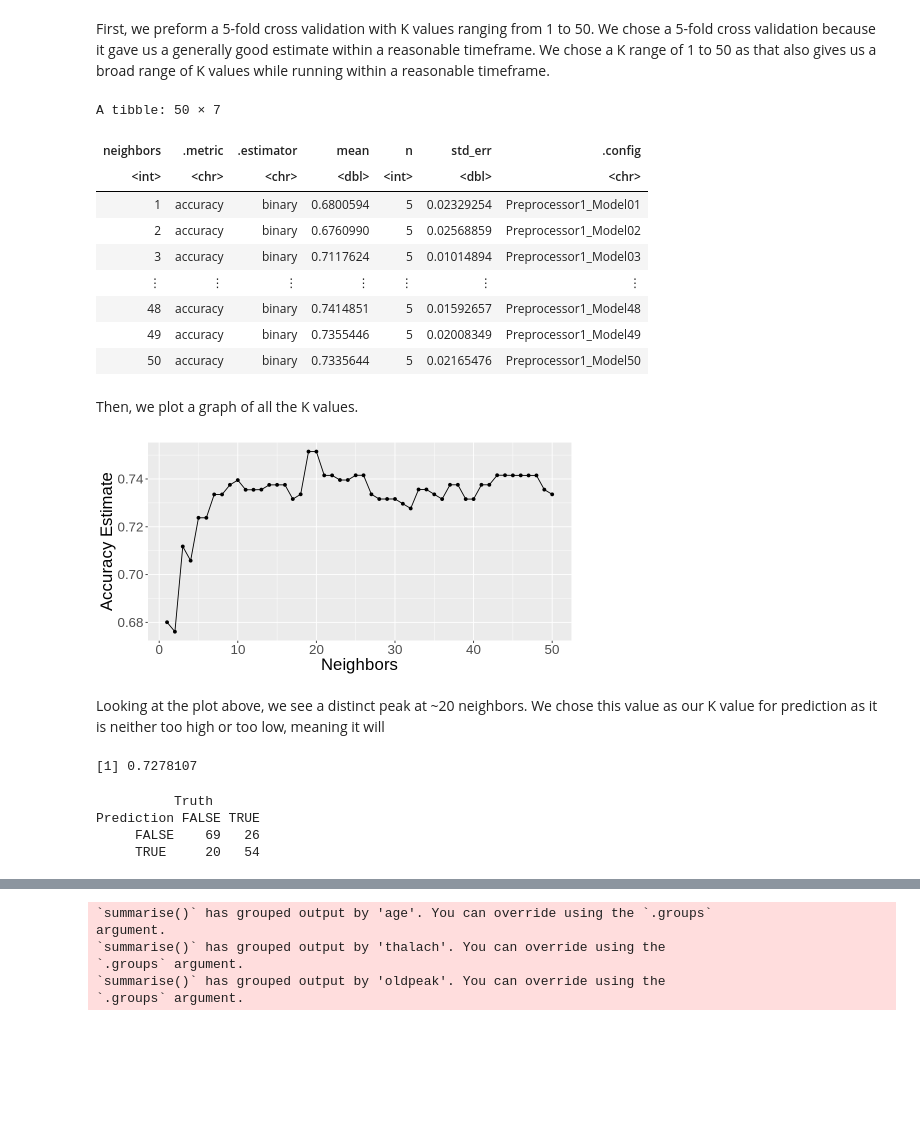
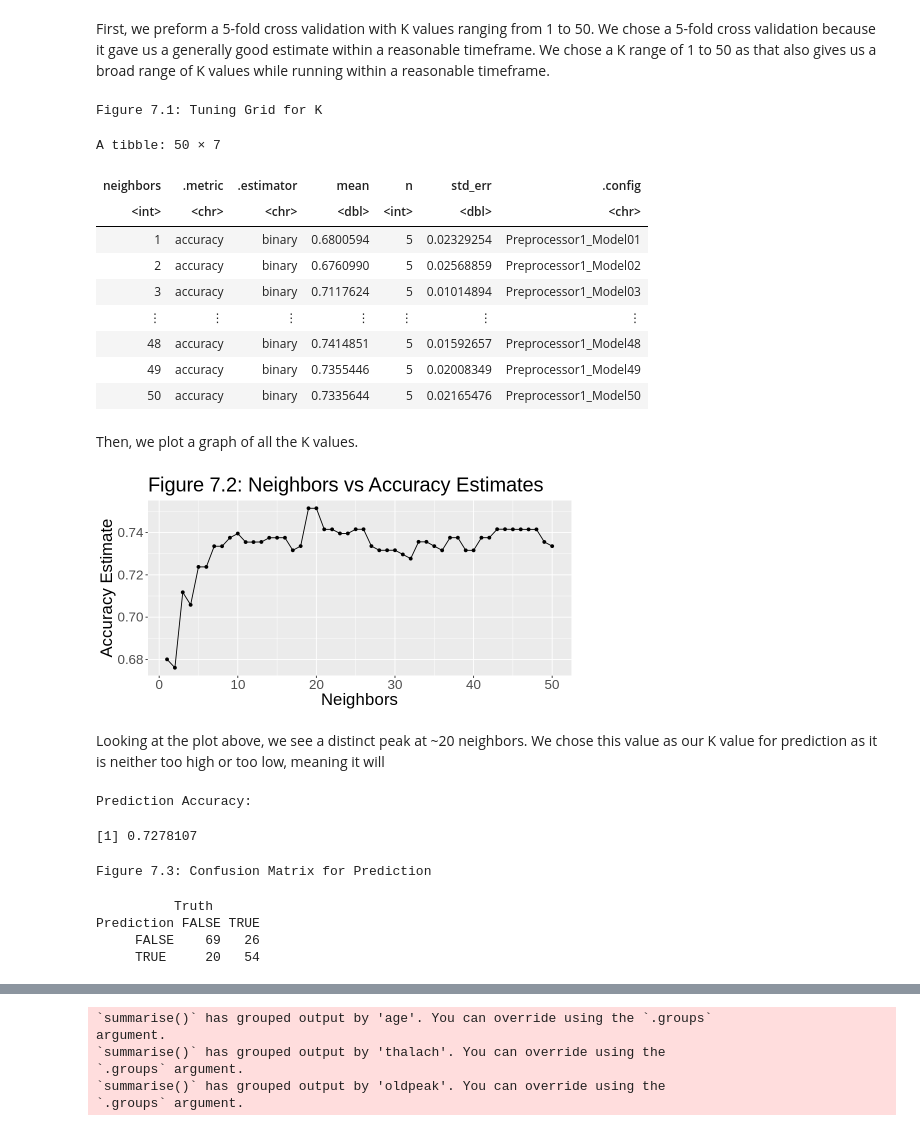
Before and after one commit to EdwardJXLi/DSCI-100-group-project, a Jupyter notebook: HeartDiseasePrediction.ipynb, the cells around one changed output, grey strips where cells are left out. Drawn from its saved outputs; the diff is of its cells as text; code cells hidden in the pictures; blank space fills up the shorter version.

Commit message:
Added Figure Numbers

```diff
--- a/HeartDiseasePrediction.ipynb
+++ b/HeartDiseasePrediction.ipynb
@@ -372,9 +405,11 @@ knn_results <- workflow() |>
     collect_metrics() |>
     filter(.metric == "accuracy")
 
+cat("\n\nFigure 7.1: Tuning Grid for K")
 knn_results
 # %% [output]
-A tibble: 50 × 7
+Figure 7.1: Tuning Grid for K
+A tibble: 50 × 7
 | neighbors | .metric | .estimator | mean | n | std_err | .config |
 | <int> | <chr> | <chr> | <dbl> | <int> | <dbl> | <chr> |
 | 1 | accuracy | binary | 0.6800594 | 5 | 0.02329254 | Preprocessor1_Model01 |
@@ -389,13 +424,14 @@ Then, we plot a graph of all the K values.
 # %%
 cross_val_plot <- ggplot(knn_results, aes(x = neighbors, y = mean)) +
     geom_point() +
     geom_line() +
     labs(x = "Neighbors", y = "Accuracy Estimate") +
-    theme(text = element_text(size = 20))
+    theme(text = element_text(size = 20)) +
+    ggtitle("Figure 7.2: Neighbors vs Accuracy Estimates")
 
 cross_val_plot
 # %% [output]
-[figure, old version]
+[figure, new version]
 # %% [markdown]
 Looking at the plot above, we see a distinct peak at ~20 neighbors. We chose this value as our K value for prediction as it is neither too high or too low, meaning it will
 # %%
@@ -416,14 +452,19 @@ heart_acc <- heart_predictions |>
     filter(.metric == "accuracy") |>
     select(.estimate) |>
     pull()
+
+cat("\n\nPrediction Accuracy:")
 heart_acc
 
 heart_cm <- heart_predictions |>
     conf_mat(truth = num, estimate = .pred_class)
+cat("\n\nFigure 7.3: Confusion Matrix for Prediction")
 heart_cm
 # %% [output]
-[1] 0.7278107
+Prediction Accuracy:
-          Truth
-Prediction FALSE TRUE
-     FALSE    69   26
-     TRUE     20   54
+[1] 0.7278107
+Figure 7.3: Confusion Matrix for Prediction
+          Truth
+Prediction FALSE TRUE
+     FALSE    69   26
+     TRUE     20   54
```
Also changed, not shown: parts of 10 cells of this notebook.
